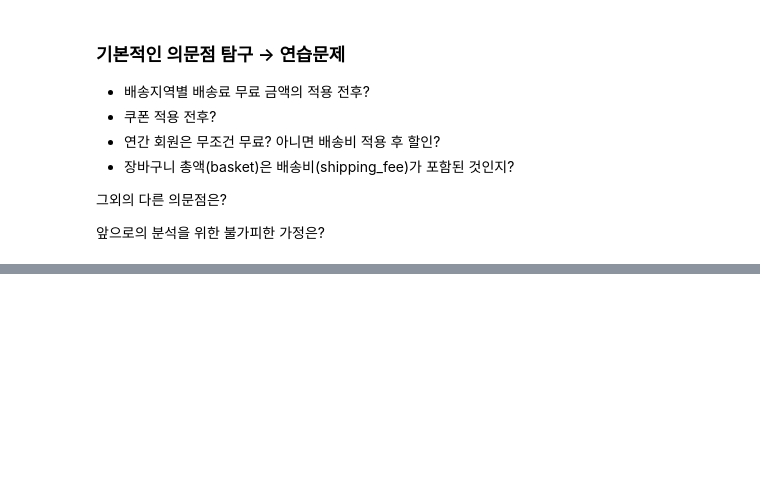
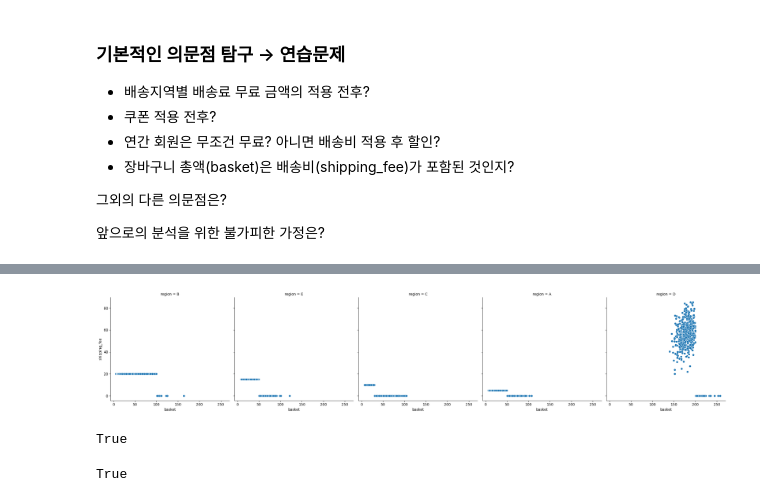
Before and after one commit to ksydata/HanaDTUniv_ToyObject, a Jupyter notebook: HanaDT_ML_commerce.ipynb, the cells around one changed output, grey strips where cells are left out. Cells and saved outputs as stored; diff of their text form; code cells hidden in the pictures; blank space fills up the shorter version.

```diff
--- a/HanaDT_ML_commerce.ipynb
+++ b/HanaDT_ML_commerce.ipynb
@@ -310,0 +374,2 @@ data_commerce
+# %%
+EDA = ExplolatoryDataAnalysis()
@@ -310,0 +399,21 @@ data_commerce
+# %%
+EDA.visualization()
+  # 각 지역별 배송비와 장바구니에 담긴 상품의 금액 간 산점도
+  # B region은 배송비 무료 threshold가 100인 것
+# %% [output]
+[figure, added]
+# %%
+(data_commerce.loc[
+    lambda data: (data["shipping_fee"] > 0) & data["coupon"]
+].shipping_fee > 0).any()
+  # coupon을 받은 사람 중 배송비가 0이 아닌 사람이 있나? 있다
+# %% [output]
+True
+# %%
+(data_commerce.loc[
+    lambda data: data["subscriber"]
+].shipping_fee > 0).any()
+  # 연간 회원은 배송비가 무료인데, 해당 데이터에는 배송비 쿠폰이 적용되기 전으로 볼 수 있다
+  # 실제 basket(X) 배송비 포함 상품가격을 결제한 금액이 아니라는 점에 유의한다
+# %% [output]
+True
```
Also changed, not shown: parts of 15 cells of this notebook.
